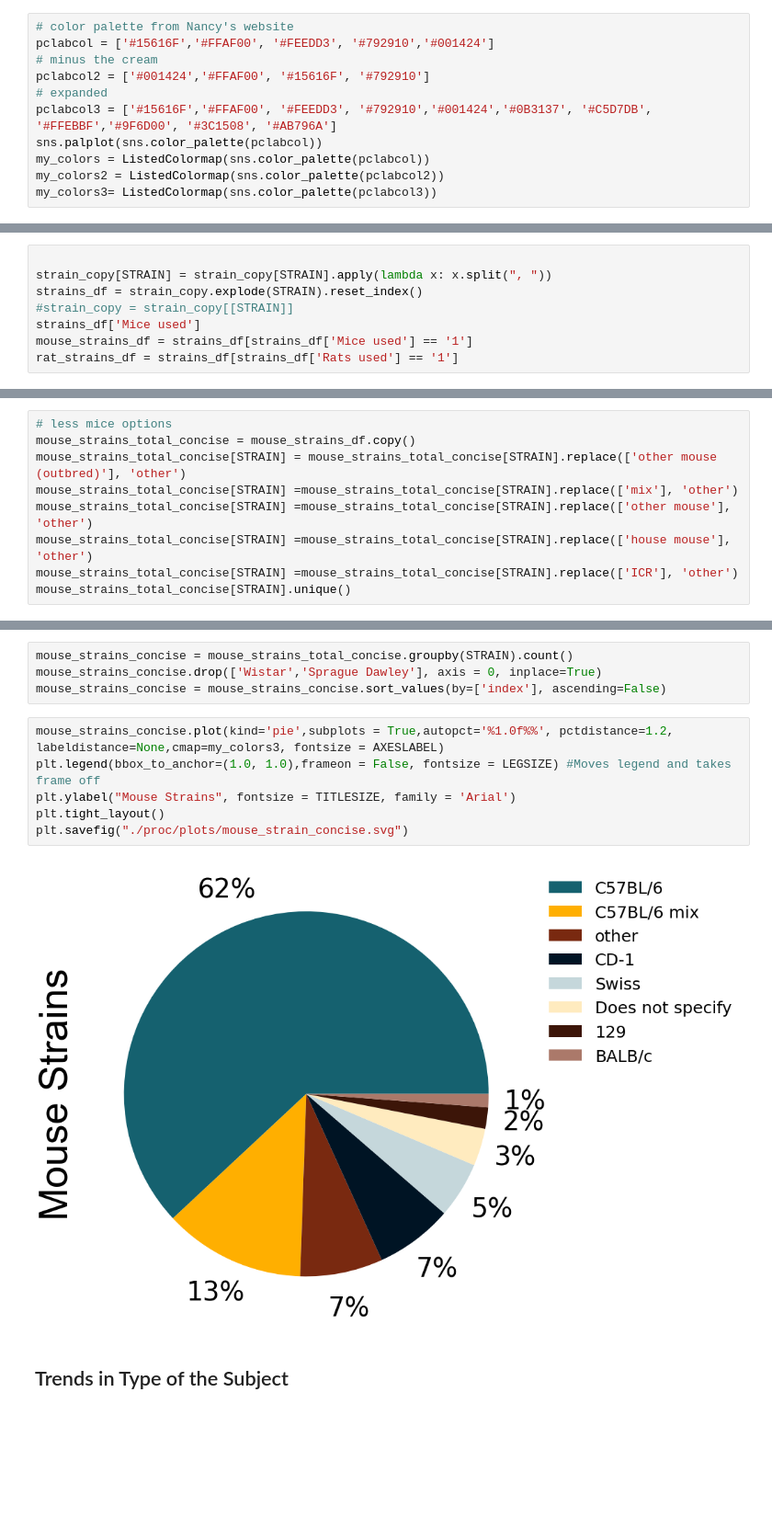
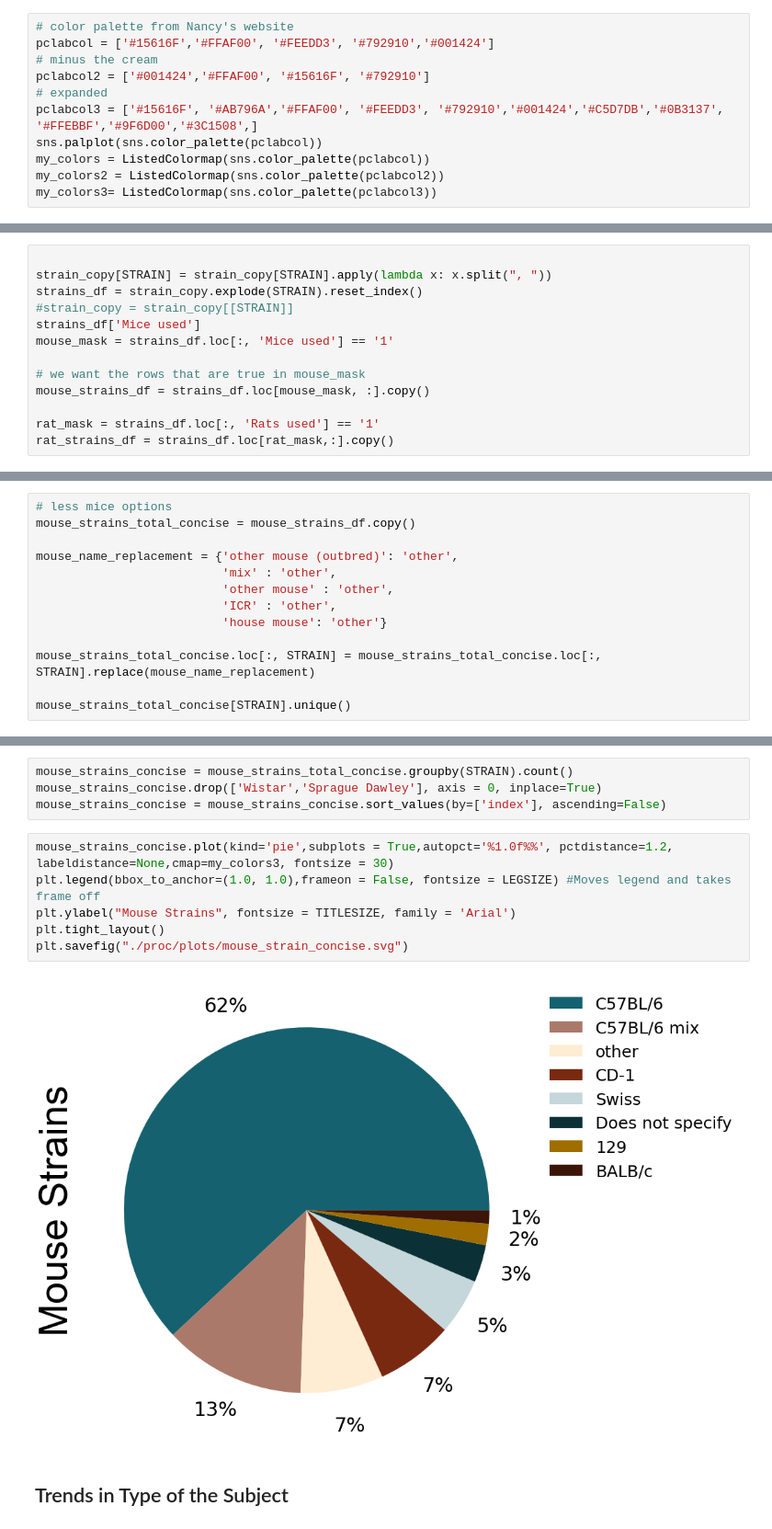
Before and after one commit to padillacoreanolab/literature_review_processing, a Jupyter notebook: results/2022_09_09_literature_review_processing/literature_review_survey_processing_meghan.ipynb, the cells around one changed output, grey strips where cells are left out. Shown at 92% size. Saved outputs shown, nothing was run; the diff lists cells and outputs as text; blank space fills up the shorter version.

```diff
--- a/results/2022_09_09_literature_review_processing/literature_review_survey_processing_meghan.ipynb
+++ b/results/2022_09_09_literature_review_processing/literature_review_survey_processing_meghan.ipynb
@@ -17,7 +17,7 @@ pclabcol = ['#15616F','#FFAF00', '#FEEDD3', '#792910','#001424']
 # minus the cream
 pclabcol2 = ['#001424','#FFAF00', '#15616F', '#792910']
 # expanded
-pclabcol3 = ['#15616F','#FFAF00', '#FEEDD3', '#792910','#001424','#0B3137', '#C5D7DB', '#FFEBBF','#9F6D00', '#3C1508', '#AB796A']
+pclabcol3 = ['#15616F', '#AB796A','#FFAF00', '#FEEDD3', '#792910','#001424','#C5D7DB','#0B3137', '#FFEBBF','#9F6D00','#3C1508',]
 sns.palplot(sns.color_palette(pclabcol))
 my_colors = ListedColormap(sns.color_palette(pclabcol))
 my_colors2 = ListedColormap(sns.color_palette(pclabcol2))
@@ -449,5 +449,10 @@ strain_copy[STRAIN] = strain_copy[STRAIN].apply(lambda x: x.split(", "))
 strains_df = strain_copy.explode(STRAIN).reset_index()
 #strain_copy = strain_copy[[STRAIN]]
 strains_df['Mice used']
-mouse_strains_df = strains_df[strains_df['Mice used'] == '1']
-rat_strains_df = strains_df[strains_df['Rats used'] == '1']
+mouse_mask = strains_df.loc[:, 'Mice used'] == '1'
+
+# we want the rows that are true in mouse_mask
+mouse_strains_df = strains_df.loc[mouse_mask, :].copy()
+
+rat_mask = strains_df.loc[:, 'Rats used'] == '1'
+rat_strains_df = strains_df.loc[rat_mask,:].copy()
@@ -493,11 +526,15 @@ plt.savefig("./proc/plots/mouse_strain.svg")
 # %%
 # less mice options
 mouse_strains_total_concise = mouse_strains_df.copy()
-mouse_strains_total_concise[STRAIN] = mouse_strains_total_concise[STRAIN].replace(['other mouse (outbred)'], 'other')
-mouse_strains_total_concise[STRAIN] =mouse_strains_total_concise[STRAIN].replace(['mix'], 'other')
-mouse_strains_total_concise[STRAIN] =mouse_strains_total_concise[STRAIN].replace(['other mouse'], 'other')
-mouse_strains_total_concise[STRAIN] =mouse_strains_total_concise[STRAIN].replace(['house mouse'], 'other')
-mouse_strains_total_concise[STRAIN] =mouse_strains_total_concise[STRAIN].replace(['ICR'], 'other')
+
+mouse_name_replacement = {'other mouse (outbred)': 'other',
+                          'mix' : 'other',
+                          'other mouse' : 'other',
+                          'ICR' : 'other',
+                          'house mouse': 'other'}
+
+mouse_strains_total_concise.loc[:, STRAIN] = mouse_strains_total_concise.loc[:, STRAIN].replace(mouse_name_replacement)
+
 mouse_strains_total_concise[STRAIN].unique()
 # %% [output]
 array(['C57BL/6 mix', '129', 'BALB/c', 'C57BL/6', 'Swiss', 'CD-1',
@@ -508,13 +545,13 @@ mouse_strains_concise = mouse_strains_total_concise.groupby(STRAIN).count()
 mouse_strains_concise.drop(['Wistar','Sprague Dawley'], axis = 0, inplace=True)
 mouse_strains_concise = mouse_strains_concise.sort_values(by=['index'], ascending=False)
 # %%
-mouse_strains_concise.plot(kind='pie',subplots = True,autopct='%1.0f%%', pctdistance=1.2, labeldistance=None,cmap=my_colors3, fontsize = AXESLABEL)
+mouse_strains_concise.plot(kind='pie',subplots = True,autopct='%1.0f%%', pctdistance=1.2, labeldistance=None,cmap=my_colors3, fontsize = 30)
 plt.legend(bbox_to_anchor=(1.0, 1.0),frameon = False, fontsize = LEGSIZE) #Moves legend and takes frame off
 plt.ylabel("Mouse Strains", fontsize = TITLESIZE, family = 'Arial')
 plt.tight_layout()
 plt.savefig("./proc/plots/mouse_strain_concise.svg")
 # %% [output]
-[figure, old version]
+[figure, new version]
 # %% [markdown]
 ## Trends in Type of the Subject
 # %%
```
Also changed, not shown: parts of 19 cells of this notebook, 1 other file.
